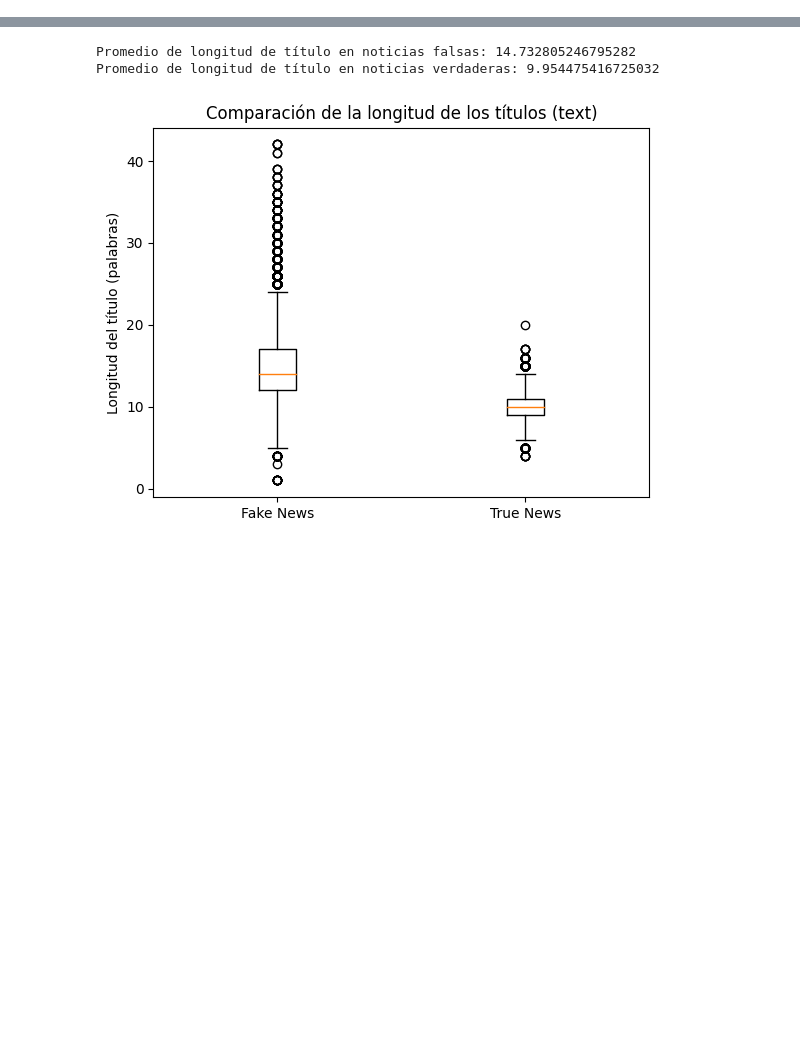
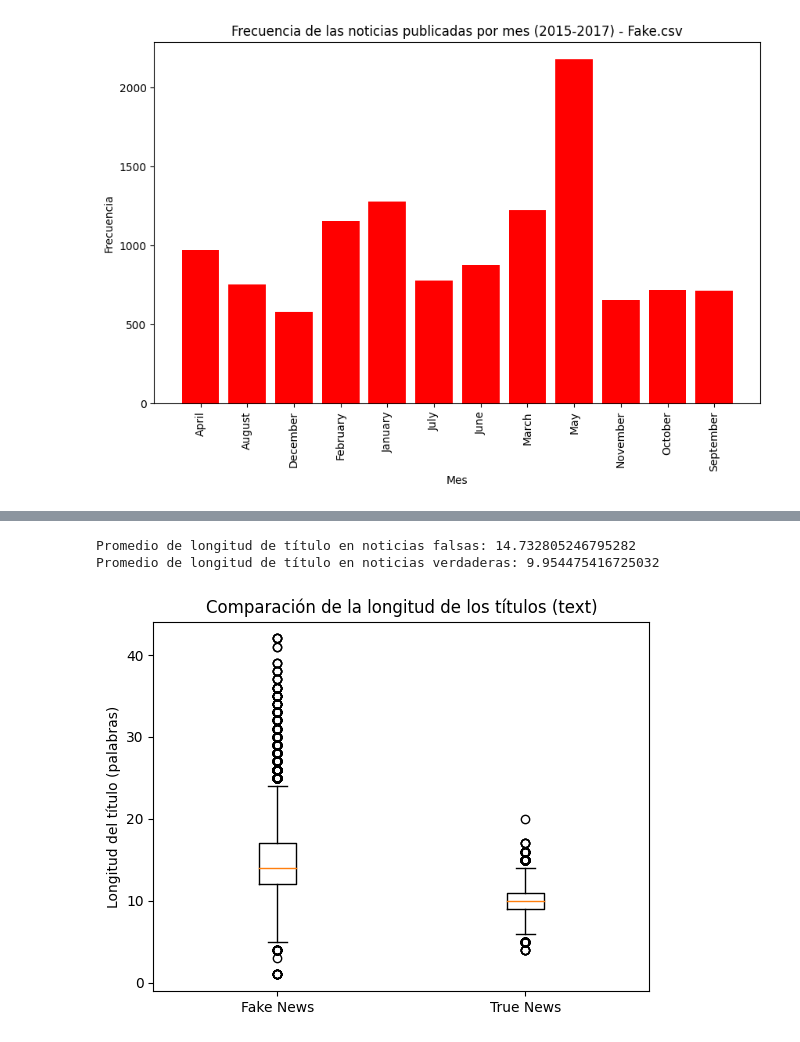
Before and after one commit to LeandroRodrigoMolina/EstadisticaIntegradorDatasetFakeNews, a Jupyter notebook: estadisticaNoticiasFalsas.ipynb, the cells around one changed output, grey strips where cells are left out. Cells and saved outputs as stored; diff of their text form; code cells hidden in the pictures; blank space fills up the shorter version.

```diff
--- a/estadisticaNoticiasFalsas.ipynb
+++ b/estadisticaNoticiasFalsas.ipynb
@@ -5,3 +5,28 @@ import seaborn as sns
 # Carga los datos
 fake_news = pd.read_csv('Fake.csv')
 true_news = pd.read_csv('True.csv')
+# %%
+import datetime
+
+# Crear una nueva columna con el mes extraído
+fake_news['month'] = pd.to_datetime(fake_news['date'], errors='coerce').dt.strftime('%B')
+
+# Crear una nueva columna con el año extraído
+fake_news['year'] = pd.to_datetime(fake_news['date'], errors='coerce').dt.year
+
+# Filtrar las noticias entre 2015 y 2017
+filtered_fake_news = fake_news[(fake_news['year'] >= 2015) & (fake_news['year'] <= 2017)]
+
+# Calcular la frecuencia de las noticias publicadas por mes
+month_counts = filtered_fake_news['month'].value_counts().sort_index()
+
+# Crear el gráfico de barras
+plt.figure(figsize=(10,6))
+plt.bar(month_counts.index, month_counts.values, color='r')
+plt.title('Frecuencia de las noticias publicadas por mes (2015-2017) - Fake.csv')
+plt.xlabel('Mes')
+plt.ylabel('Frecuencia')
+plt.xticks(rotation=90)
+plt.show()
+# %% [output]
+[figure, added]
```
Also changed, not shown: parts of 9 cells of this notebook.
